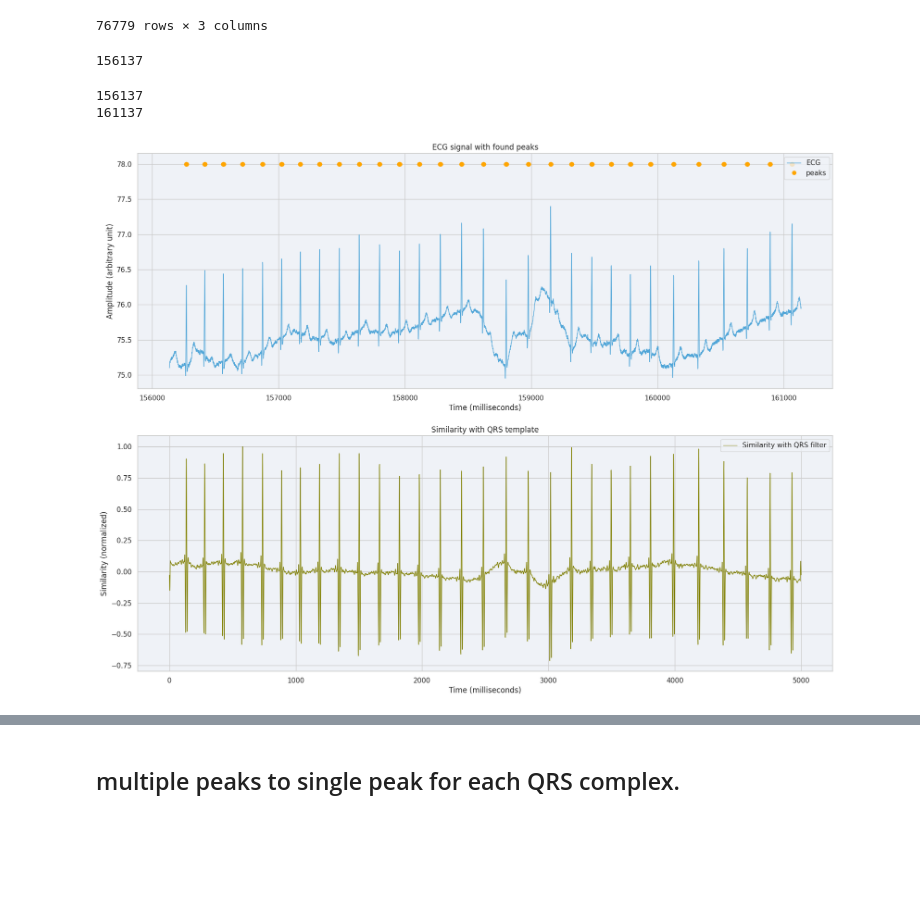
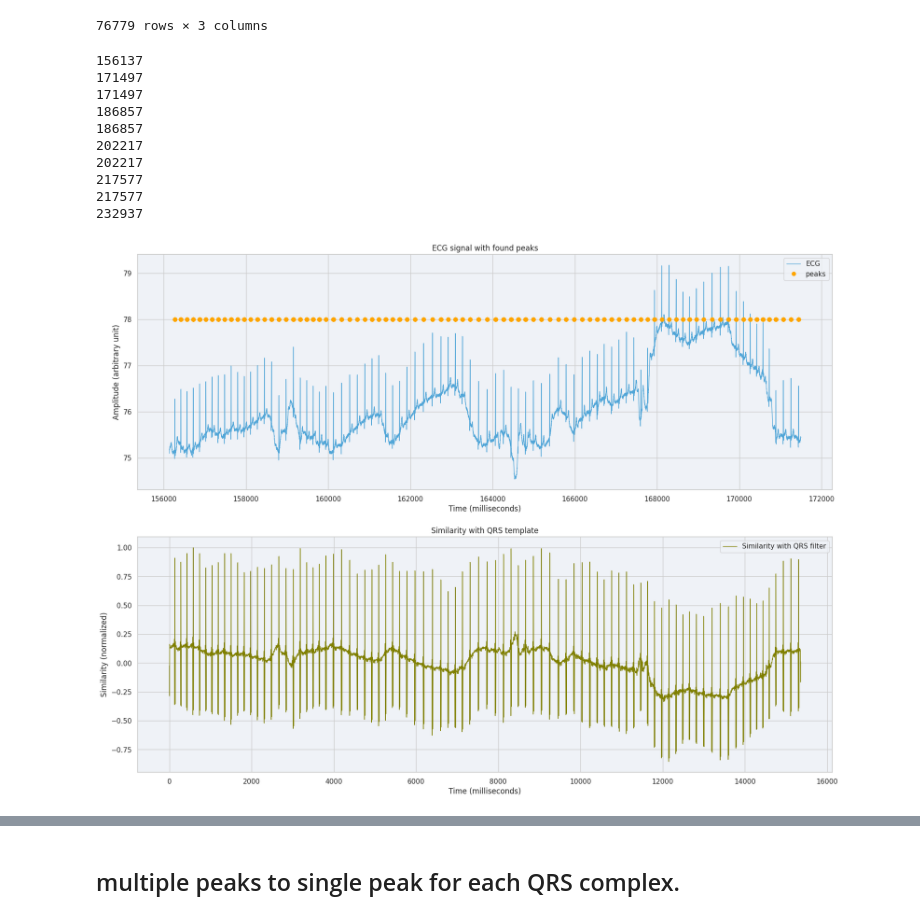
Before and after one commit to saifhanjra/tester_sony_digirelax, a Jupyter notebook: scripts/wp3/wp3_hrv.ipynb, the cells around one changed output, grey strips where cells are left out. Drawn from its saved outputs; the diff is of its cells as text; code cells hidden in the pictures; blank space fills up the shorter version.

```diff
--- a/scripts/wp3/wp3_hrv.ipynb
+++ b/scripts/wp3/wp3_hrv.ipynb
@@ -253,15 +253,11 @@ sliced_ecg_df
 | 232914 | 1.699450e+09 | 74.05434418372442 | 74.054344 |
 | 232915 | 1.699450e+09 | 74.05549812978484 | 74.055498 |
 76779 rows × 3 columns
-# %%
-starting_index_slcide_df
-# %% [output]
-156137
 # %%
 starting_index_slcide_df= sliced_ecg_df.index[0]
 sampfrom = starting_index_slcide_df
-sampto = starting_index_slcide_df+5000
-nr_plots = 1
+sampto = starting_index_slcide_df + 256*time_offset*60
+nr_plots = 5
 
 for start, stop in get_plot_ranges(sampfrom, sampto, nr_plots):
     print(start)
@@ -269,32 +265,40 @@ for start, stop in get_plot_ranges(sampfrom, sampto, nr_plots):
     # get sliced data of ECG
     cond_slice = (sliced_ecg_df.index>= start) & (sliced_ecg_df.index < stop)
     sliced_ecg_hrv =sliced_ecg_df.heartrate[cond_slice]
 
     # detect peaks
 
     peaks, similarity = detect_peaks(sliced_ecg_hrv, threshold=0.3)
 
     # plot similarity
 
     plt.figure(figsize=(20, 15))
 
     plt.subplot(211)
     plt.title("ECG signal with found peaks")
     plt.plot(sliced_ecg_hrv, label="ECG", color="#51A6D8", linewidth=1)
     #plt.plot(sliced_ecg_hrv.index[start: stop], sliced_ecg_hrv, label="ECG", color="#51A6D8", linewidth=1)
     plt.plot(peaks, np.repeat(78, peaks.shape[0]), label="peaks", color="orange", marker="o", linestyle="None")
     plt.legend(loc="upper right")
     plt.xlabel("Time (milliseconds)")
     plt.ylabel("Amplitude (arbitrary unit)")
 
     plt.subplot(212)
     plt.title('Similarity with QRS template')
     #plt.plot(ecg_slice.index, similarity, label="Similarity with QRS filter", color="olive", linewidth=1)
     plt.plot(similarity, label="Similarity with QRS filter", color="olive", linewidth=1)
     plt.legend(loc="upper right")
     plt.xlabel("Time (milliseconds)")
     plt.ylabel("Similarity (normalized)")
 # %% [output]
 156137
-161137
+171497
+171497
+186857
+186857
+202217
+202217
+217577
+217577
+232937
-[figure, old version]
+[figure, new version]
```
Also changed, not shown: parts of 3 cells of this notebook, 4 other files.
